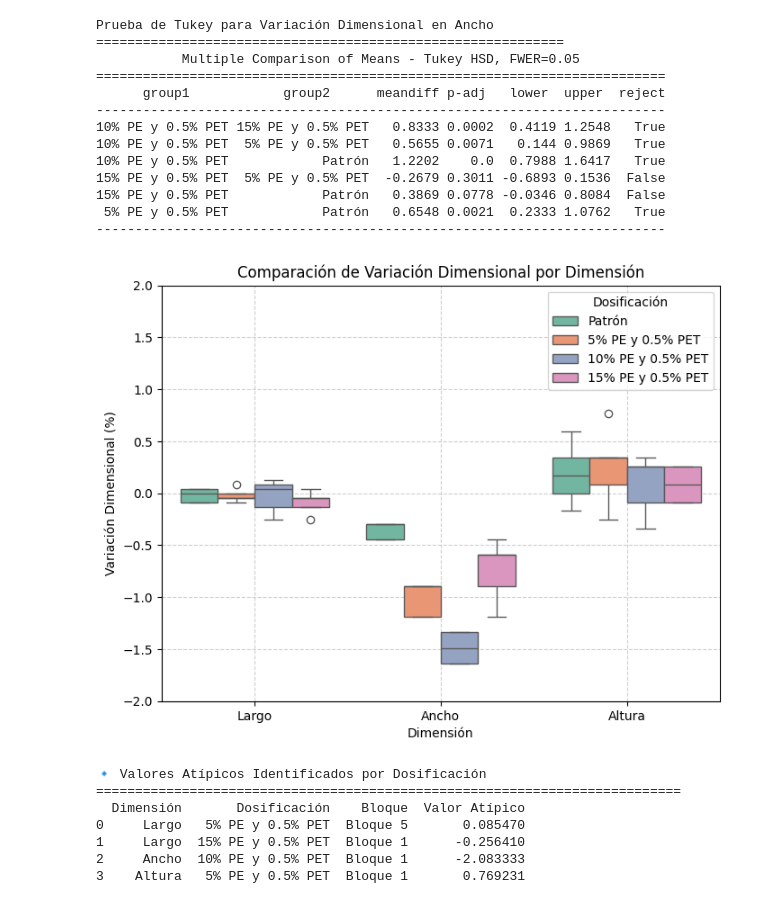
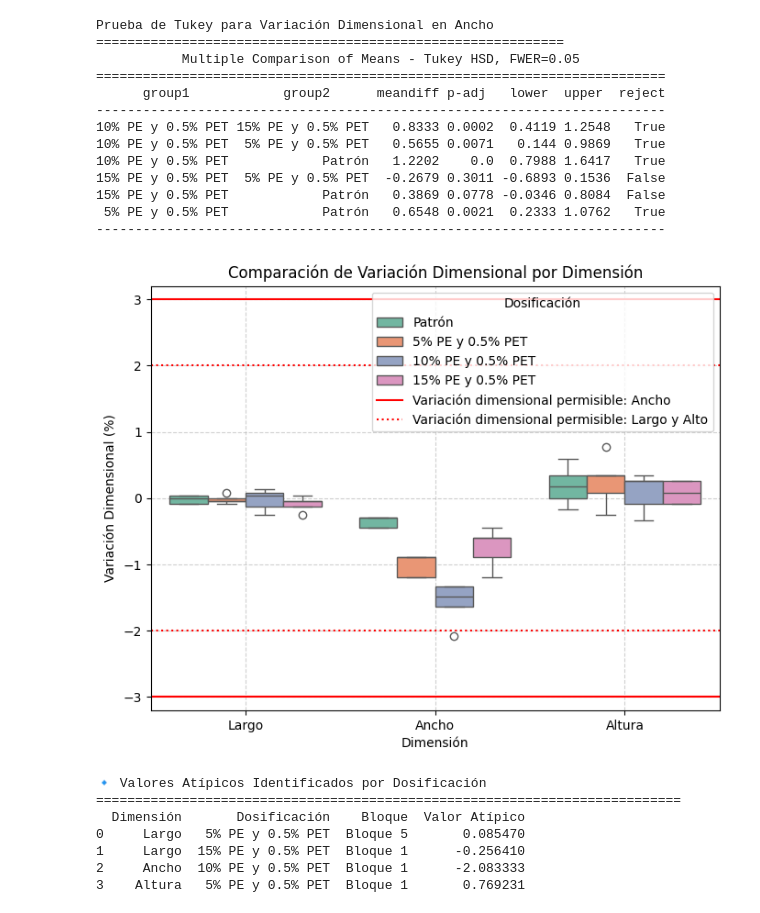
Before and after one commit to luisangel181/tesis_ingcivil, a Jupyter notebook: Variacion_Dimensional_de_Bloques_de_Concreto.ipynb, the cells around one changed output. Saved outputs shown, nothing was run; the diff lists cells and outputs as text; code cells hidden in the pictures.

```diff
--- a/Variacion_Dimensional_de_Bloques_de_Concreto.ipynb
+++ b/Variacion_Dimensional_de_Bloques_de_Concreto.ipynb
@@ -273,25 +273,35 @@ Prueba de Tukey para Variación Dimensional en Ancho
 # %%
 # Crear un gráfico de cajas para comparar la variación dimensional en Largo, Ancho y Altura
 plt.figure(figsize=(8, 6))
 sns.boxplot(x="Dimension", y="Variacion", hue="Dosificación", data=df_variacion.melt(id_vars=["Dosificación", "Dimension"],
                                                                                      value_vars=["Bloque 1", "Bloque 2", "Bloque 3", "Bloque 4", "Bloque 5"],
                                                                                      var_name="Bloque", value_name="Variacion"),
             palette="Set2")
 
 # Personalizar el gráfico
 plt.title("Comparación de Variación Dimensional por Dimensión")
 plt.xlabel("Dimensión")
 plt.ylabel("Variación Dimensional (%)")
 plt.legend(title="Dosificación")
 plt.grid(True, linestyle="--", alpha=0.6)
 
 # Ajustar los límites del eje y
-plt.ylim(-2, 2)
+plt.ylim(-3.2, 3.2)
+
+# Agregar líneas horizontales
+plt.axhline(y=3, color='red', linestyle='-', label="Variación dimensional permisible: Ancho")
+plt.axhline(y=-3, color='red', linestyle='-')
+
+plt.axhline(y=2, color='red', linestyle=':', label="Variación dimensional permisible: Largo y Alto")
+plt.axhline(y=-2, color='red', linestyle=':')
+
+# Actualizar la leyenda para incluir las líneas horizontales
+plt.legend(title="Dosificación")
 
 # Mostrar el gráfico
 plt.show()
 # %% [output]
-[figure, old version]
+[figure, new version]
 # %%
 # Calcular los valores atípicos para cada dimensión y dosificación por separado
 outliers_individuales = []
```
Also changed, not shown: parts of 1 cell of this notebook.
